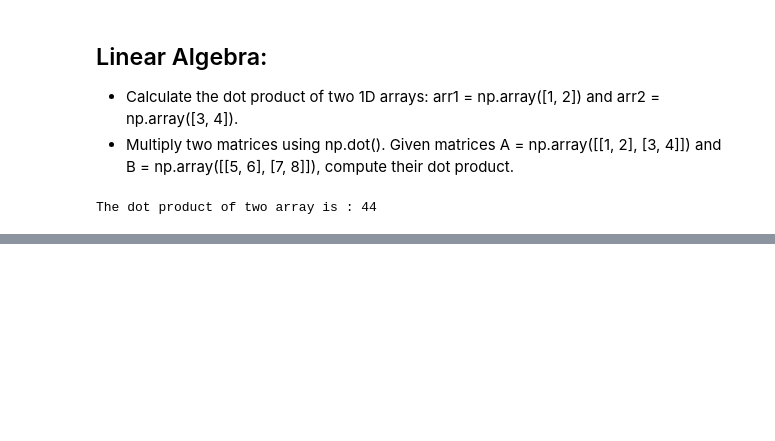
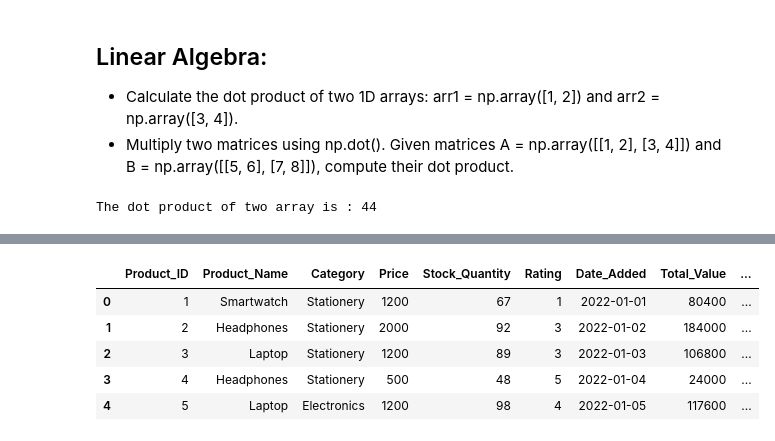
Before and after one commit to Izanami09/Sem7thDataMining, a Jupyter notebook: Lab1/Lab1Task.ipynb, the cells around one changed output, grey strips where cells are left out. Saved outputs shown, nothing was run; the diff lists cells and outputs as text; code cells hidden in the pictures; blank space fills up the shorter version.

Commit message:
finished the task

```diff
--- a/Lab1/Lab1Task.ipynb
+++ b/Lab1/Lab1Task.ipynb
@@ -188,0 +247,3 @@ The dot product of two array is : 44
+# %%
+df = pd.read_csv('/Users/hoatran/sem3AI/sem4DataMinig/Lab1/data/tasks.csv')
+df.info()
@@ -188,0 +363,3 @@ The dot product of two array is : 44
+# %%
+df['Total_Value'] = df['Price'] * df['Stock_Quantity']
+df.head()
@@ -188,0 +373,11 @@ The dot product of two array is : 44
+# %%
+df['Discounted_Price'] = np.where(df['Rating'] >= 4.0, df['Price'] * 0.90, df['Price'] * 0.95)
+# %%
+df.head()
+# %% [output]
+|  | Product_ID | Product_Name | Category | Price | Stock_Quantity | Rating | Date_Added | Total_Value | ... |
+| 0 | 1 | Smartwatch | Stationery | 1200 | 67 | 1 | 2022-01-01 | 80400 | ... |
+| 1 | 2 | Headphones | Stationery | 2000 | 92 | 3 | 2022-01-02 | 184000 | ... |
+| 2 | 3 | Laptop | Stationery | 1200 | 89 | 3 | 2022-01-03 | 106800 | ... |
+| 3 | 4 | Headphones | Stationery | 500 | 48 | 5 | 2022-01-04 | 24000 | ... |
+| 4 | 5 | Laptop | Electronics | 1200 | 98 | 4 | 2022-01-05 | 117600 | ... |
```
Also changed, not shown: parts of 28 cells of this notebook.
